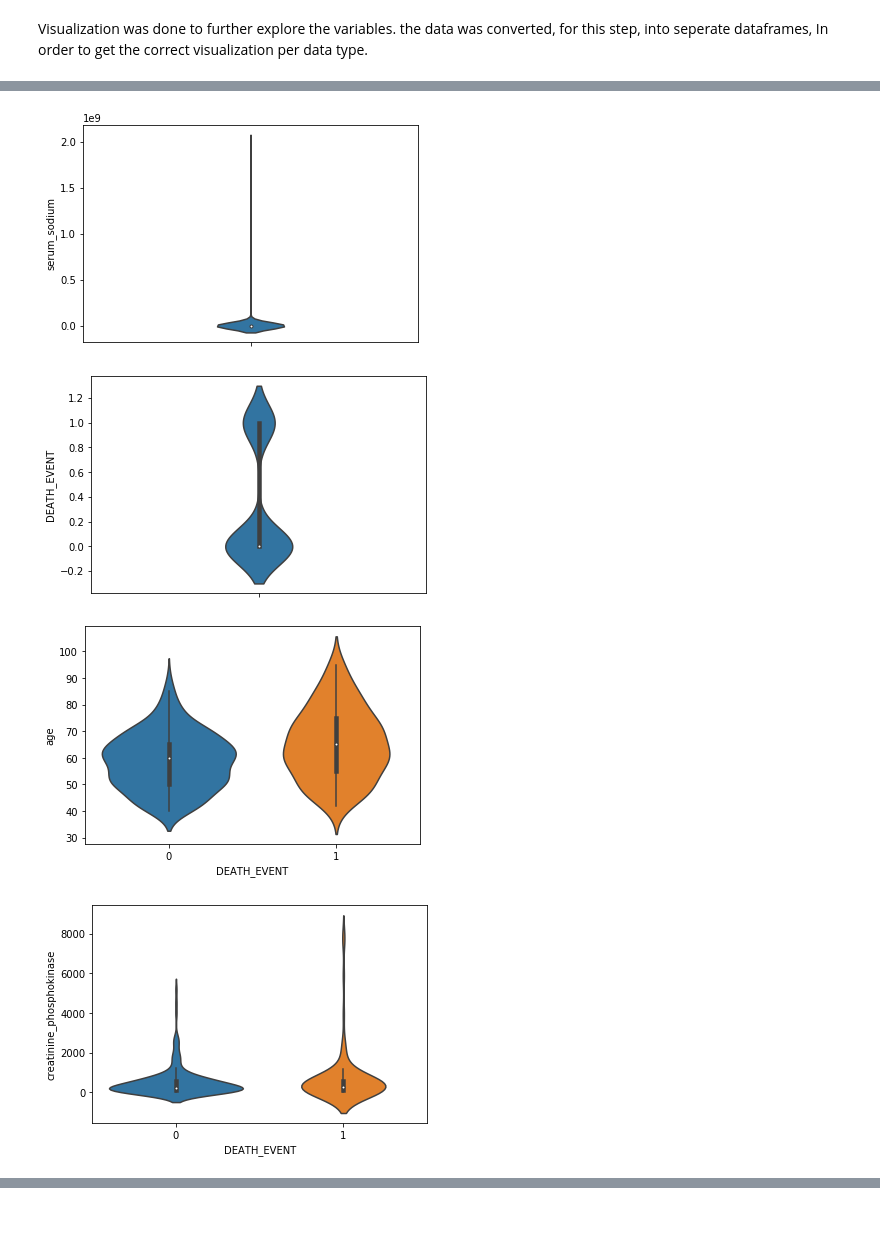
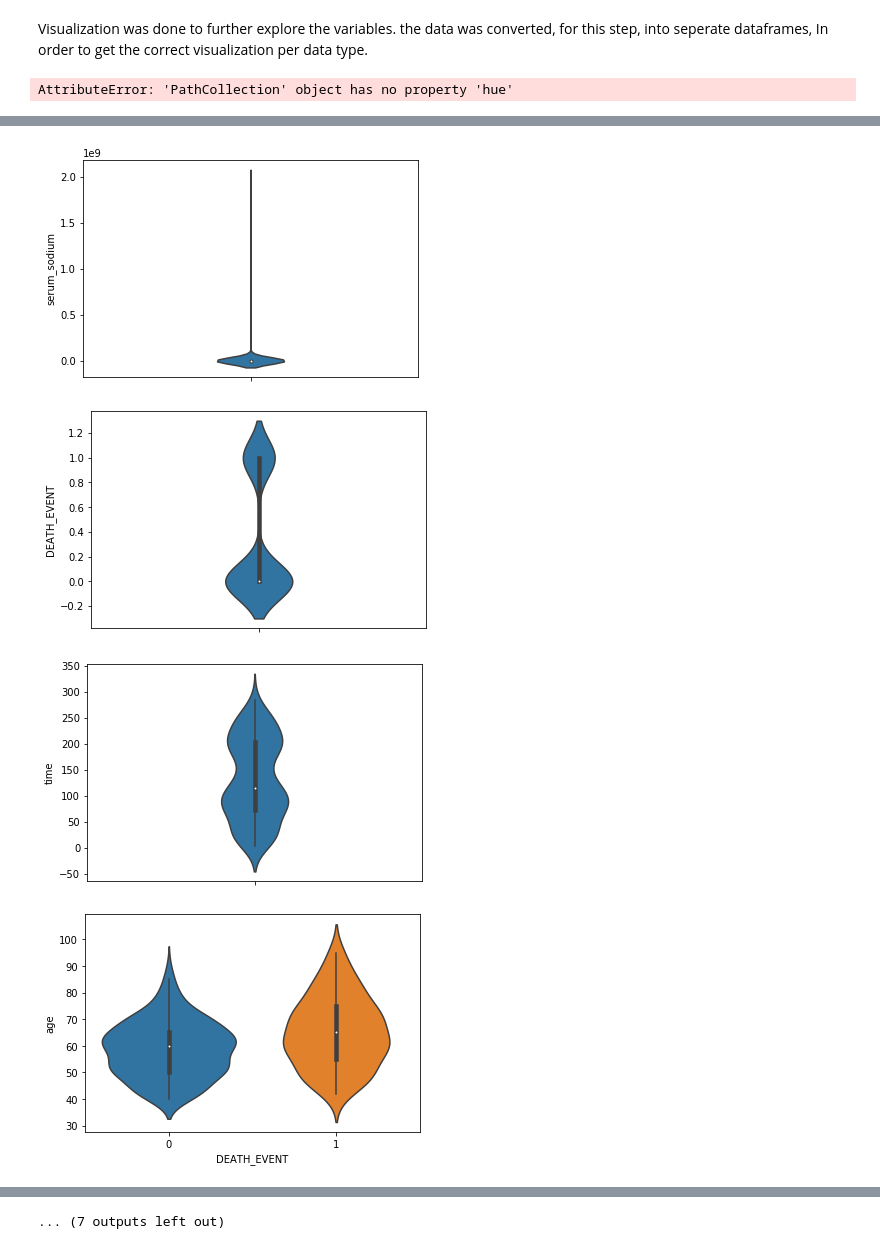
Before and after one commit to Seditoir/MSB1015-Scientific-programming, a Jupyter notebook: code/General.ipynb, the cells around one changed output, grey strips where cells are left out. Cells and saved outputs as stored; diff of their text form; code cells hidden in the pictures; blank space fills up the shorter version.

```diff
--- a/code/General.ipynb
+++ b/code/General.ipynb
@@ -100,34 +100,40 @@ Visualization was done to further explore the variables. the data was converted,
 df_binary = df[['anaemia',
                 'diabetes',
                 'high_blood_pressure',
                 'sex',
                 'smoking']]
 df_interger_fraction = df[['age',
                            'creatinine_phosphokinase',
                            'ejection_fraction',
                            'platelets',
                            'serum_creatinine',
                            'serum_sodium',
-                           'DEATH_EVENT']]
+                           'DEATH_EVENT',
+                           'time']]
 
 
 # violing plot for the interger variable type
 
 for column in df_interger_fraction :
     plt.figure()
     sns.violinplot(y=df_interger_fraction[column],width= 0.2)
 
 
 for column in df_interger_fraction :
     plt.figure()
-    sns.violinplot(x=df_interger_fraction ['DEATH_EVENT'], y=df[column])
+    sns.violinplot(x=df_interger_fraction ['DEATH_EVENT'], y=df_interger_fraction[column])
+
+for column in df_interger_fraction :
+    plt.figure()
+    sns.jointplot(data=df_interger_fraction, x="time", y=column, hue="DEATH_EVENT")
 # %% [output]
+AttributeError: 'PathCollection' object has no property 'hue'
 [figure]
 [figure]
 [figure]
 [figure]
 [figure]
 [figure]
 [figure]
-[figure, old version]
+[figure, new version]
-[figure, old version]
+[figure, new version]
@@ -138,0 +142 @@ for column in df_interger_fraction :
+... (7 outputs left out)
```
Also changed, not shown: parts of 1 cell of this notebook.
